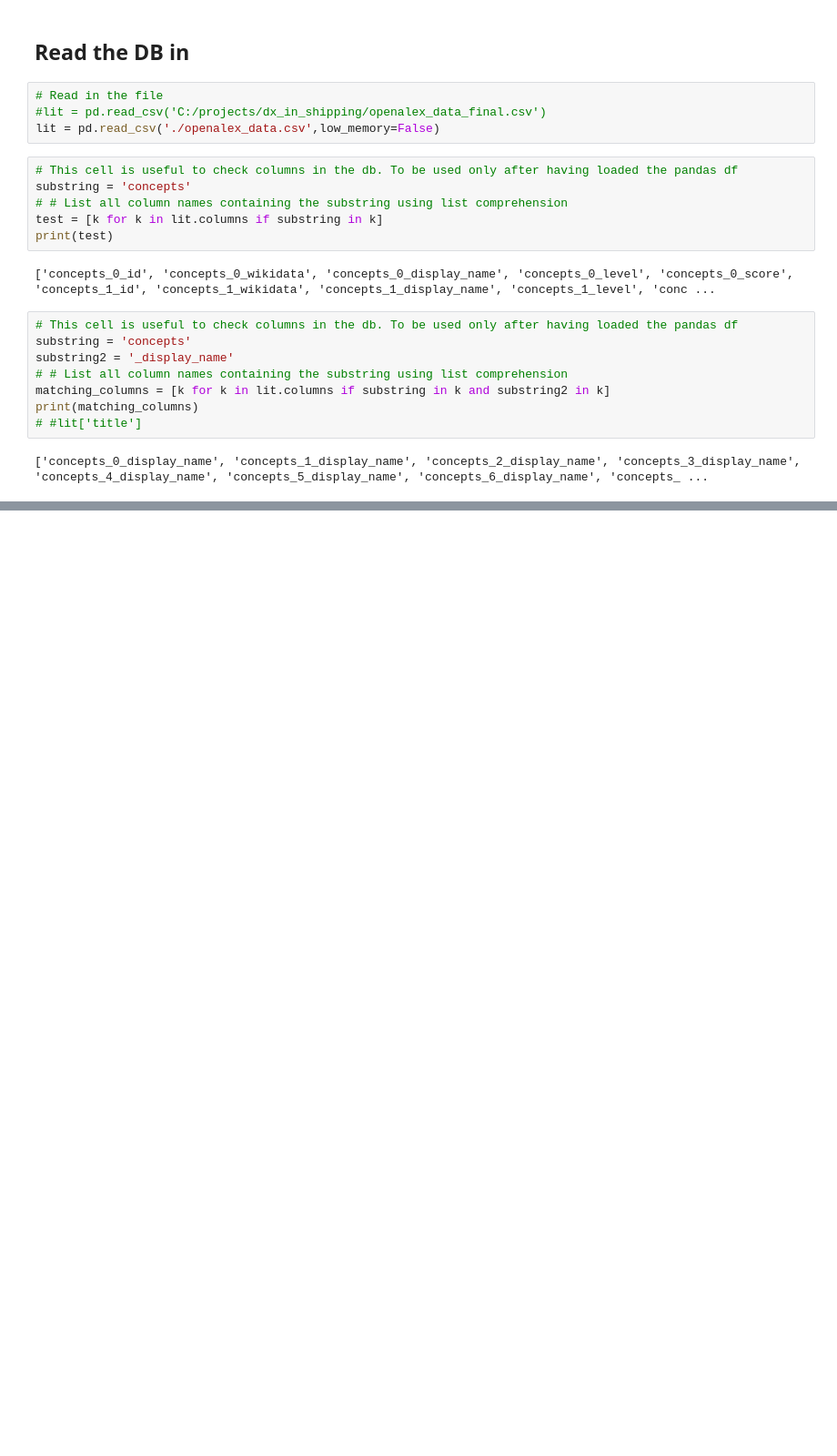
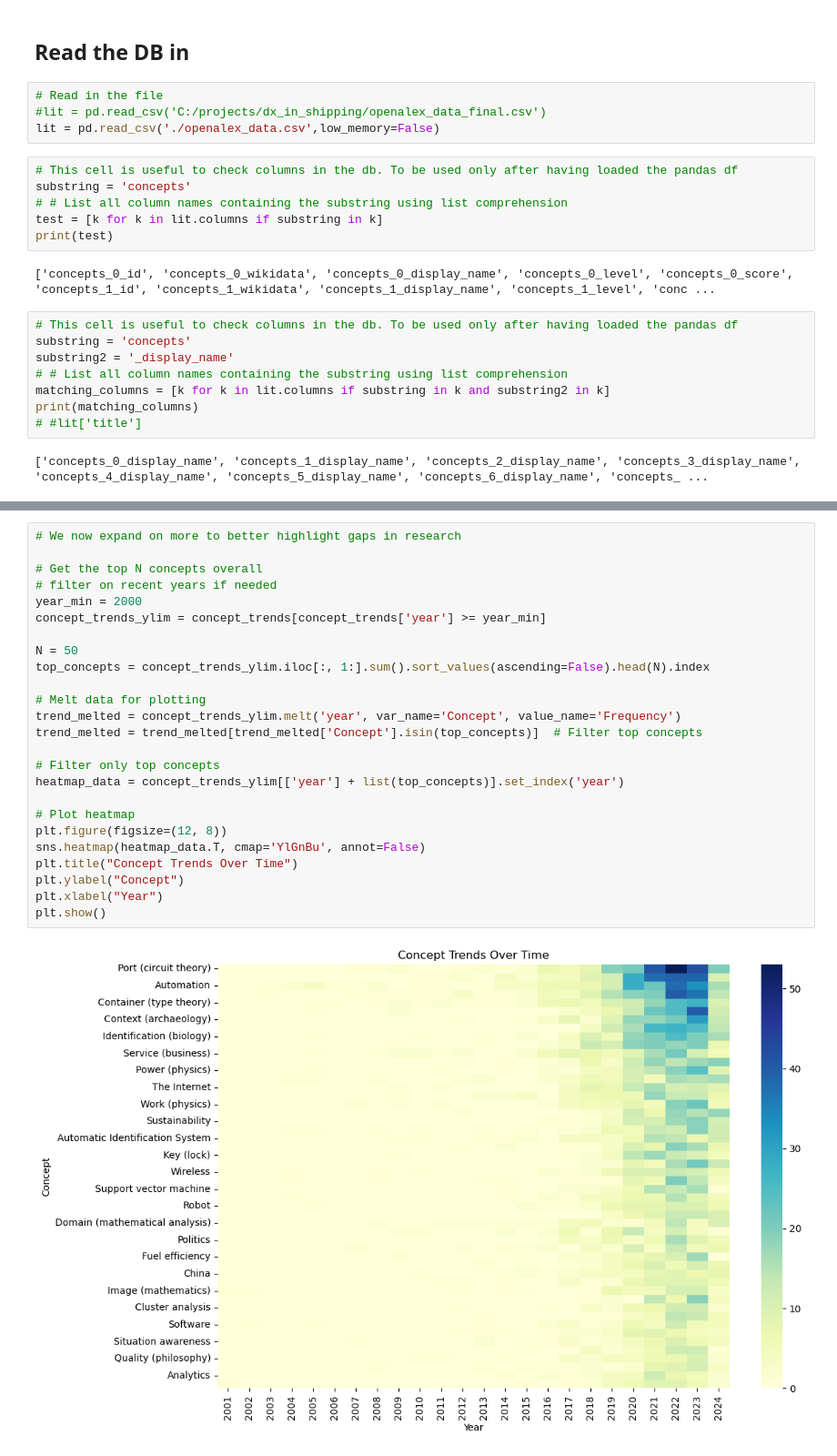
Before and after one commit to ferrariniluca78/dx_in_shipping, a Jupyter notebook: SlrDxInShipping_ConceptTrends.ipynb, the cells around one changed output, grey strips where cells are left out. Shown: that part at 91% size. Saved outputs shown, nothing was run; the diff lists cells and outputs as text; blank space fills up the shorter version.

```diff
--- a/SlrDxInShipping_ConceptTrends.ipynb
+++ b/SlrDxInShipping_ConceptTrends.ipynb
@@ -147,0 +155,27 @@ plt.show()
+# %%
+# We now expand on more to better highlight gaps in research
+
+# Get the top N concepts overall
+# filter on recent years if needed
+year_min = 2000
+concept_trends_ylim = concept_trends[concept_trends['year'] >= year_min]
+
+N = 50
+top_concepts = concept_trends_ylim.iloc[:, 1:].sum().sort_values(ascending=False).head(N).index
+
+# Melt data for plotting
+trend_melted = concept_trends_ylim.melt('year', var_name='Concept', value_name='Frequency')
+trend_melted = trend_melted[trend_melted['Concept'].isin(top_concepts)]  # Filter top concepts
+
+# Filter only top concepts
+heatmap_data = concept_trends_ylim[['year'] + list(top_concepts)].set_index('year')
+
+# Plot heatmap
+plt.figure(figsize=(12, 8))
+sns.heatmap(heatmap_data.T, cmap='YlGnBu', annot=False)
+plt.title("Concept Trends Over Time")
+plt.ylabel("Concept")
+plt.xlabel("Year")
+plt.show()
+# %% [output]
+[figure, added]
```
Also changed, not shown: parts of 7 cells of this notebook.
